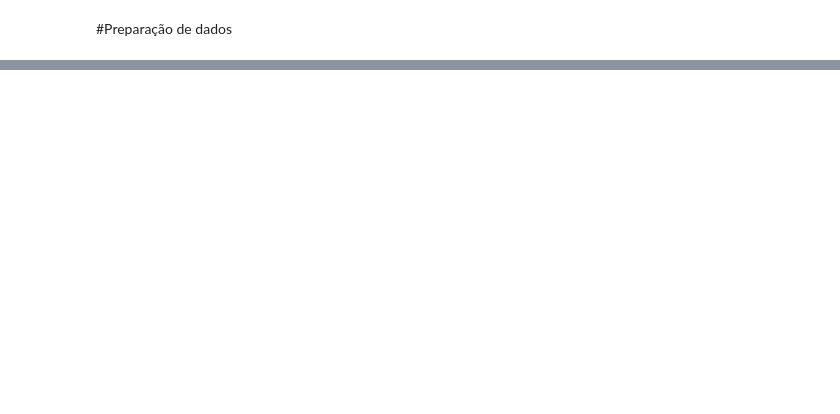
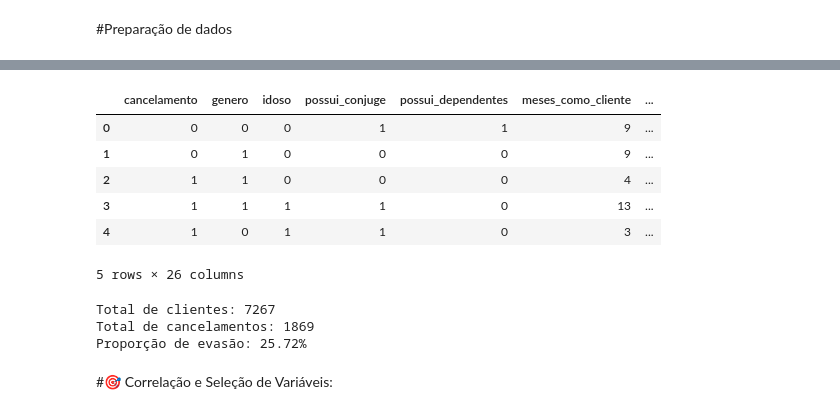
Before and after one commit to Laviniamadeira/TelecomX_parte2, a Jupyter notebook: TelecomX_parte2.ipynb, the cells around one changed output, grey strips where cells are left out. Saved outputs shown, nothing was run; the diff lists cells and outputs as text; code cells hidden in the pictures; blank space fills up the shorter version.

```diff
--- a/TelecomX_parte2.ipynb
+++ b/TelecomX_parte2.ipynb
@@ -18,0 +38,44 @@ dados.head()
+# %%
+# Primeiramente, identificamos as colunas categóricas
+categorical_cols = [ 'servico_internet',
+    'seguranca_online', 'tipo_contrato',
+    'metodo_pagamento'
+]
+
+# Aplicando one-hot encoding
+dados_encoded = pd.get_dummies(dados, columns=categorical_cols, drop_first=True)
+# %%
+bool_cols = dados_encoded.select_dtypes(include='bool').columns  # seleciona colunas booleanas
+
+# converter True/False em 0/1
+dados_encoded[bool_cols] = dados_encoded[bool_cols].astype(int)
+
+# Visualiza o resultado
+dados_encoded.head()
+# %% [output]
+|  | cancelamento | genero | idoso | possui_conjuge | possui_dependentes | meses_como_cliente | ... |
+| 0 | 0 | 0 | 0 | 1 | 1 | 9 | ... |
+| 1 | 0 | 1 | 0 | 0 | 0 | 9 | ... |
+| 2 | 1 | 1 | 0 | 0 | 0 | 4 | ... |
+| 3 | 1 | 1 | 1 | 1 | 0 | 13 | ... |
+| 4 | 1 | 0 | 1 | 1 | 0 | 3 | ... |
+5 rows × 26 columns
+# %%
+# Total de clientes
+total_clientes = len(dados_encoded)
+
+# Total de cancelamentos
+total_cancelamentos = dados_encoded['cancelamento'].sum()
+
+# Proporção de evasão
+proporcao_evasao = total_cancelamentos / total_clientes
+
+print(f"Total de clientes: {total_clientes}")
+print(f"Total de cancelamentos: {total_cancelamentos}")
+print(f"Proporção de evasão: {proporcao_evasao:.2%}")
+# %% [output]
+Total de clientes: 7267
+Total de cancelamentos: 1869
+Proporção de evasão: 25.72%
+# %% [markdown]
+#🎯 Correlação e Seleção de Variáveis:
```
Also changed, not shown: parts of 8 cells of this notebook.
